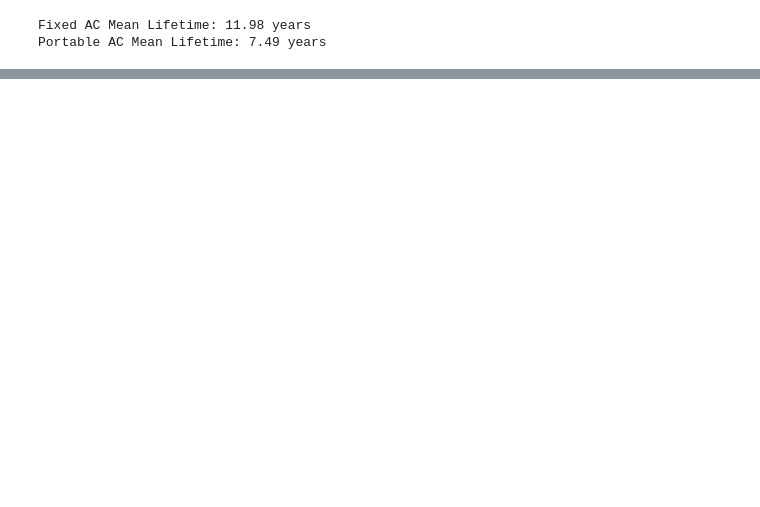
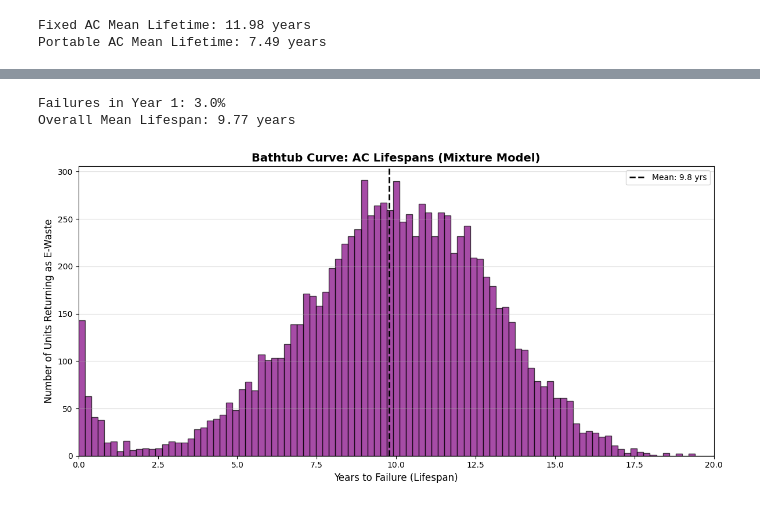
Before and after one commit to OliverSchiffmann/REVPack, a Jupyter notebook: test_file.ipynb, the cells around one changed output, grey strips where cells are left out. Cells and saved outputs as stored; diff of their text form; code cells hidden in the pictures; blank space fills up the shorter version.

```diff
--- a/test_file.ipynb
+++ b/test_file.ipynb
@@ -53,0 +56,57 @@ plt.show()
+# %%
+
+# Total units in the simulation
+num_units = 10000
+
+# We want roughly 3% to die in year 1.
+# Let's say 3.5% of units are from a "defective" batch that die very quickly.
+defect_rate = 0.035
+num_defective = int(num_units * defect_rate)
+num_normal = num_units - num_defective
+
+# 1. Simulate the Early Failures (Infant Mortality)
+# k < 1 creates a curve where failures drop off sharply.
+# A small scale means they die fast.
+early_shape = 0.8
+early_scale = 0.5
+early_lifespans = np.random.weibull(early_shape, num_defective) * early_scale
+
+# 2. Simulate the Normal Units (Wear-Out)
+# k = 4.0 creates that nice "wave" of wear-out failures.
+# Scale = 11.1 pushes the mean of this specific group to about 10.
+normal_shape = 4.0
+normal_scale = 11.1
+normal_lifespans = np.random.weibull(normal_shape, num_normal) * normal_scale
+
+# 3. Combine them into your final value chain model
+all_lifespans = np.concatenate((early_lifespans, normal_lifespans))
+
+# --- Verification Metrics ---
+year_one_failures = np.sum(all_lifespans <= 1.0) / num_units * 100
+overall_mean = np.mean(all_lifespans)
+
+print(f"Failures in Year 1: {year_one_failures:.1f}%")
+print(f"Overall Mean Lifespan: {overall_mean:.2f} years")
+
+# --- Plot the Histogram ---
+plt.figure(figsize=(12, 6))
+
+# We use more bins here (e.g., 100) to clearly see the year 1 spike
+plt.hist(all_lifespans, bins=100, color='purple', edgecolor='black', alpha=0.7)
+
+plt.title('Bathtub Curve: AC Lifespans (Mixture Model)', fontsize=14, fontweight='bold')
+plt.xlabel('Years to Failure (Lifespan)', fontsize=12)
+plt.ylabel('Number of Units Returning as E-Waste', fontsize=12)
+
+# Mark the mean
+plt.axvline(overall_mean, color='black', linestyle='dashed', linewidth=2, label=f'Mean: {overall_mean:.1f} yrs')
+
+plt.xlim(0, 20) # Limit x-axis to 20 years to zoom in on the relevant data
+plt.grid(axis='y', alpha=0.4)
+plt.legend()
+plt.tight_layout()
+plt.show()
+# %% [output]
+Failures in Year 1: 3.0%
+Overall Mean Lifespan: 9.77 years
+[figure, added]
```
Also changed, not shown: parts of 1 cell of this notebook, 2 other files.
